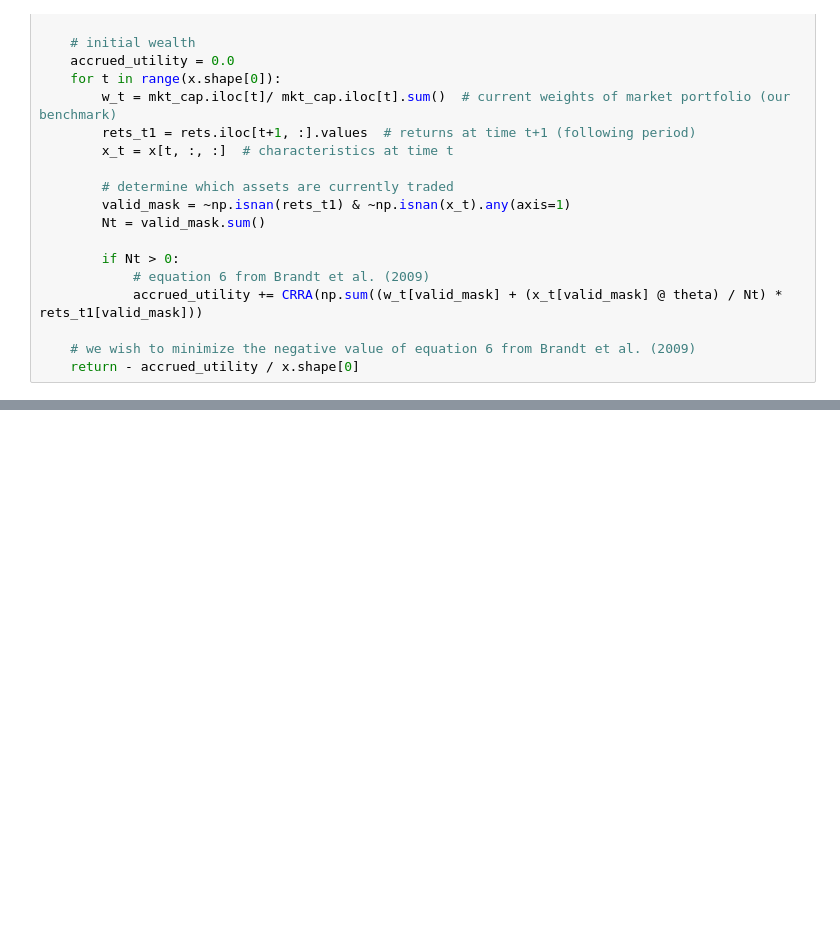
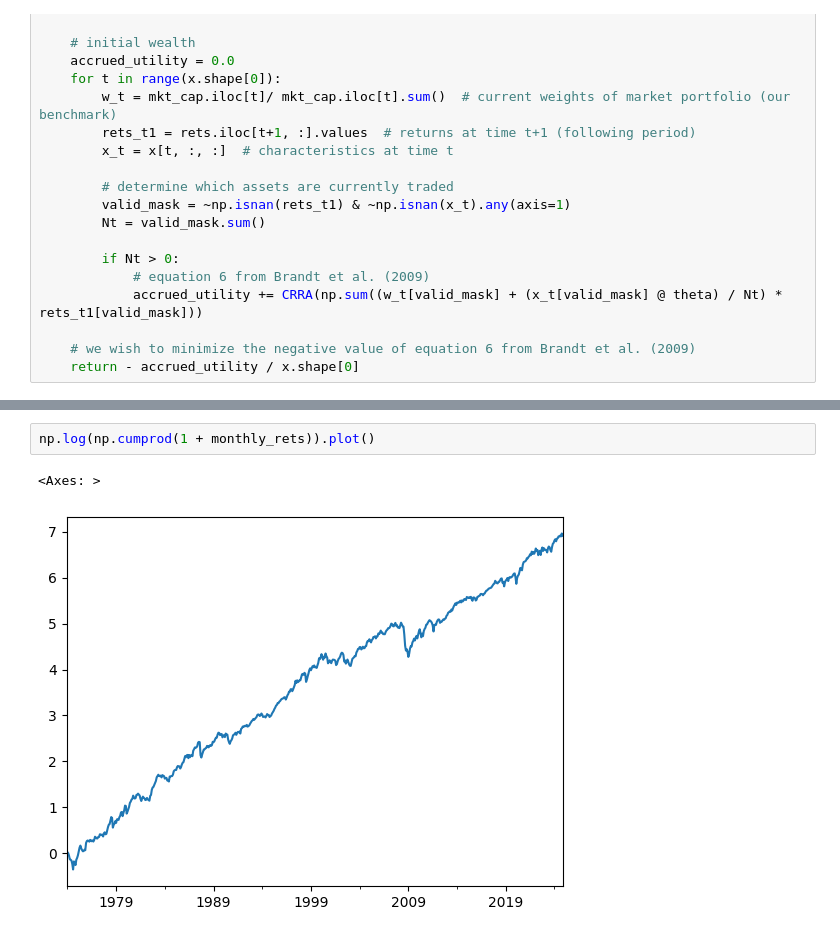
Before and after one commit to alessbressan/FINA60602A, a Jupyter notebook: project_2/Part_C.ipynb, the cells around one changed output, grey strips where cells are left out. Saved outputs shown, nothing was run; the diff lists cells and outputs as text; blank space fills up the shorter version.

```diff
--- a/project_2/Part_C.ipynb
+++ b/project_2/Part_C.ipynb
@@ -336,0 +296,5 @@ pd.DataFrame({"mean": mean_rets, "std": std_rets, "sharpe": sharpe_ratios})
+# %%
+np.log(np.cumprod(1 + monthly_rets)).plot()
+# %% [output]
+<Axes: >
+[figure, added]
```
Also changed, not shown: parts of 30 cells of this notebook, 1 other file.
